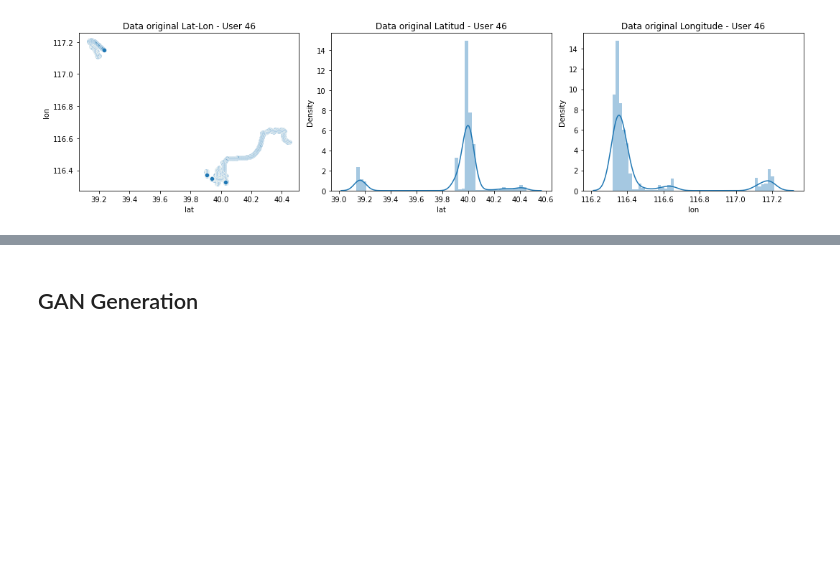
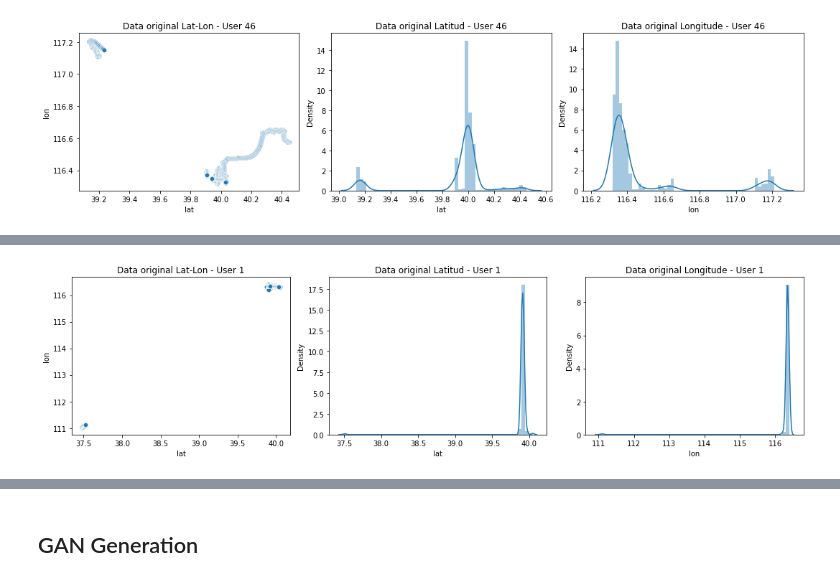
Before and after one commit to GabrielPila/skmob_mmc_mobility, a Jupyter notebook: notebooks/tmp_nb.ipynb, the cells around one changed output, grey strips where cells are left out. Cells and saved outputs as stored; diff of their text form; code cells hidden in the pictures; blank space fills up the shorter version.

```diff
--- a/notebooks/tmp_nb.ipynb
+++ b/notebooks/tmp_nb.ipynb
@@ -136,0 +154,7 @@ data
+# %%
+plot_user_geodata(user[(~user['day_name'].isin(['Saturday','Sunday']))
+                      & ((user['lat']>=bounds_lat[0]) & (user['lat']<=bounds_lat[1]))
+                      & ((user['lon']>=bounds_lon[0]) & (user['lon']<=bounds_lon[1]))
+                      ], 1)
+# %% [output]
+[figure, added]
```
Also changed, not shown: parts of 23 cells of this notebook, 5 other files.
